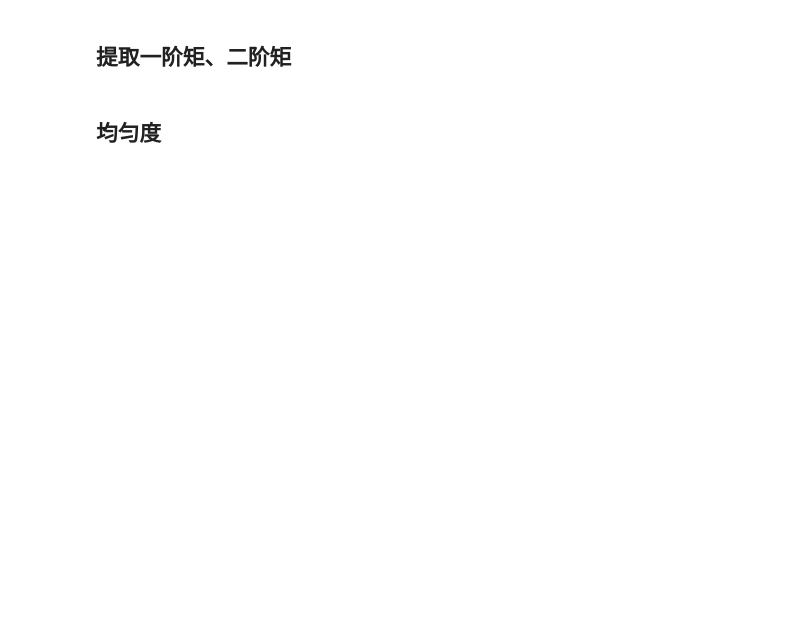
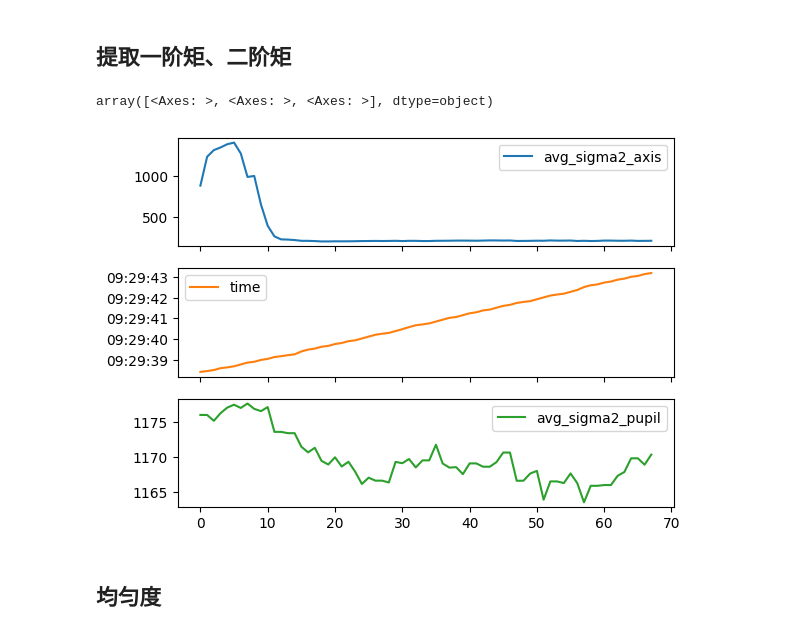
Before and after one commit to ywzhang909/optical_data_mining, a Jupyter notebook: notebooks/data.ipynb, the cells around one changed output. Saved outputs shown, nothing was run; the diff lists cells and outputs as text; code cells hidden in the pictures; blank space fills up the shorter version.

```diff
--- a/notebooks/data.ipynb
+++ b/notebooks/data.ipynb
@@ -375,33 +387,43 @@ def d4sigma(img : np.ndarray, pixel_size_um=1.0):
     mu_yy = np.sum((y - cy)**2 * img) / total  # σ_y²
     Dx = 4 * np.sqrt(max(mu_xx, 0)) * pixel_size_um
     Dy = 4 * np.sqrt(max(mu_yy, 0)) * pixel_size_um
 
     return {
         'center_x': float(cx),
         'center_y': float(cy),
         'D_x': float(Dx),
         'D_y': float(Dy),
         'center_intensity': float(img[int(cy), int(cx)]),
     }
 
 def d4sigma_feature_extract(df: pd.DataFrame):
     d4sigma_features = df.swifter.apply(lambda x: d4sigma(x['denoise_img_array']), axis=1, result_type='expand')
     d4sigma_features['avg_sigma2'] = np.sqrt(d4sigma_features['D_x'] * d4sigma_features['D_y'])
     return pd.concat([df, d4sigma_features], axis=1)
 
 valid_axis_beam = d4sigma_feature_extract(valid_axis_beam)
 valid_pupil_beam = d4sigma_feature_extract(valid_pupil_beam)
 
 if ref_to_weak_light:
     valid_ref_axis = d4sigma_feature_extract(valid_ref_axis)
     ref_axis_center_x = valid_ref_axis['center_x'].mean()
     ref_axis_center_y = valid_ref_axis['center_y'].mean()
     valid_axis_beam['center_offset_x'] = valid_axis_beam['center_x'] - ref_axis_center_x
     valid_axis_beam['center_offset_y'] = valid_axis_beam['center_y'] - ref_axis_center_y
     valid_axis_beam['center_offset'] = np.sqrt(
         (valid_axis_beam['center_x'] - ref_axis_center_x) ** 2 +
         (valid_axis_beam['center_y'] - ref_axis_center_y) ** 2
     )
+
+c = ['avg_sigma2', 'time']
+pd.merge_asof(
+    valid_axis_beam[c].sort_values('time'),
+    valid_pupil_beam[c].sort_values('time'),
+    on='time', direction='nearest', suffixes=['_axis', '_pupil']
+).plot(subplots=True)
+# %% [output]
+array([<Axes: >, <Axes: >, <Axes: >], dtype=object)
+[figure, added]
 # %%
 def fourier_shift_manual(image, dx, dy):
     """
```
Also changed, not shown: parts of 13 cells of this notebook, 7 other files.
